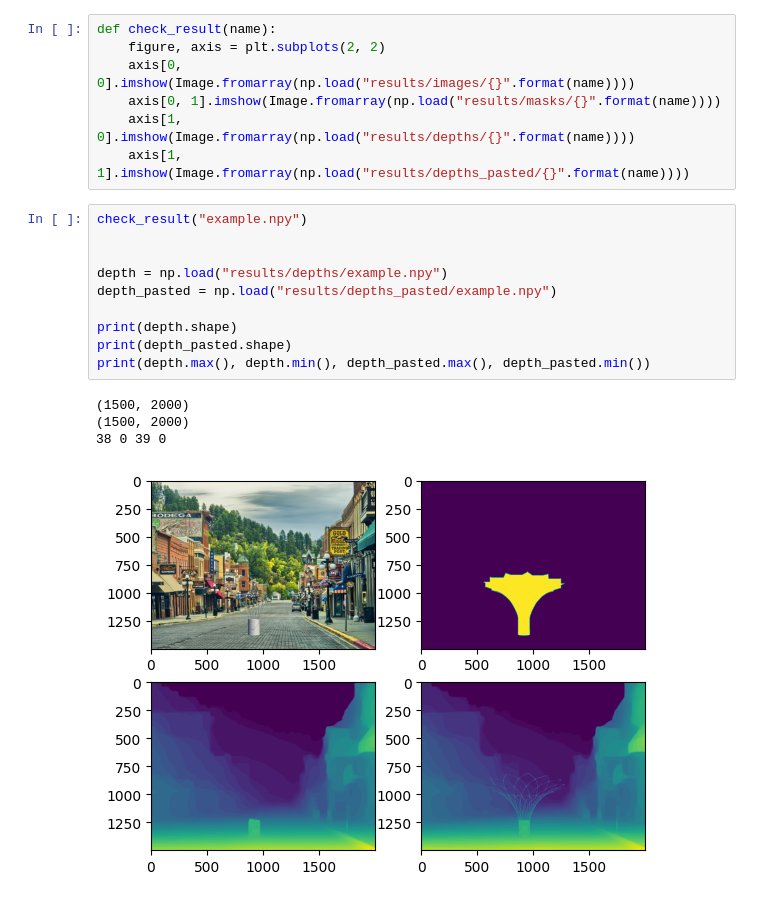
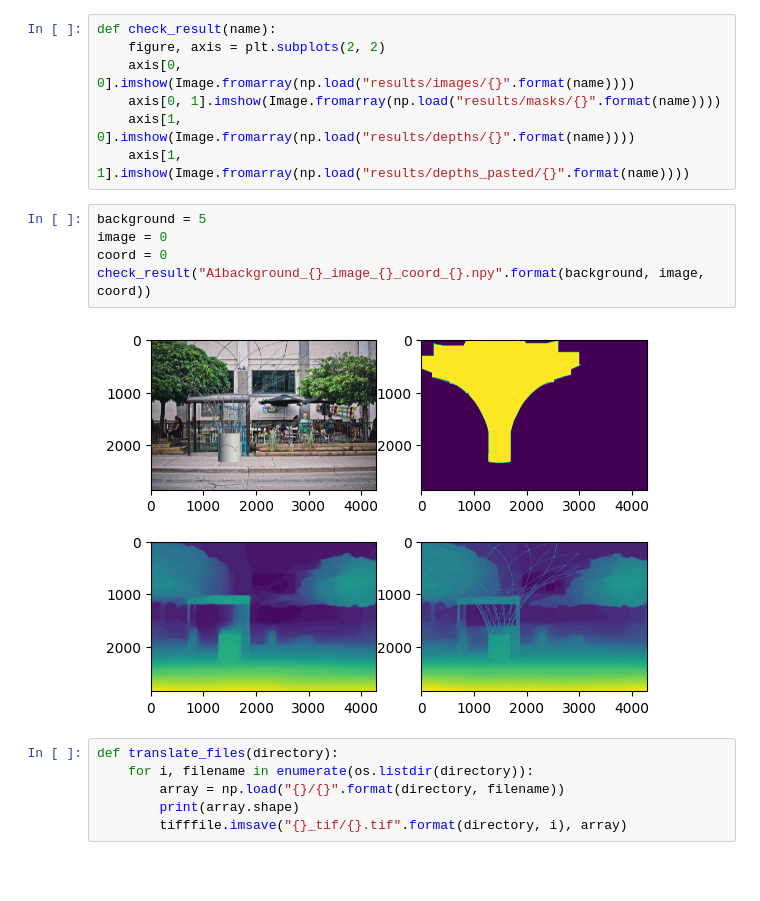
Before and after one commit to icel11/projetCanopee, a Jupyter notebook: Data generator.ipynb, the cells around one changed output. Drawn from its saved outputs; the diff is of its cells as text; blank space fills up the shorter version.

```diff
--- a/Data generator.ipynb
+++ b/Data generator.ipynb
@@ -199,18 +273,16 @@ def check_result(name):
     axis[0, 1].imshow(Image.fromarray(np.load("results/masks/{}".format(name))))
     axis[1, 0].imshow(Image.fromarray(np.load("results/depths/{}".format(name))))
     axis[1, 1].imshow(Image.fromarray(np.load("results/depths_pasted/{}".format(name))))
-# %%
-check_result("example.npy")
-
-
-depth = np.load("results/depths/example.npy")
-depth_pasted = np.load("results/depths_pasted/example.npy")
-
-print(depth.shape)
-print(depth_pasted.shape)
-print(depth.max(), depth.min(), depth_pasted.max(), depth_pasted.min())
-# %% [output]
-(1500, 2000)
-(1500, 2000)
-38 0 39 0
-[figure, removed]
+# %%
+background = 5
+image = 0
+coord = 0
+check_result("A1background_{}_image_{}_coord_{}.npy".format(background, image, coord))
+# %% [output]
+[figure, added]
+# %%
+def translate_files(directory):
+    for i, filename in enumerate(os.listdir(directory)):
+        array = np.load("{}/{}".format(directory, filename))
+        print(array.shape)
+        tifffile.imsave("{}_tif/{}.tif".format(directory, i), array)
```
Also changed, not shown: parts of 15 cells of this notebook.
